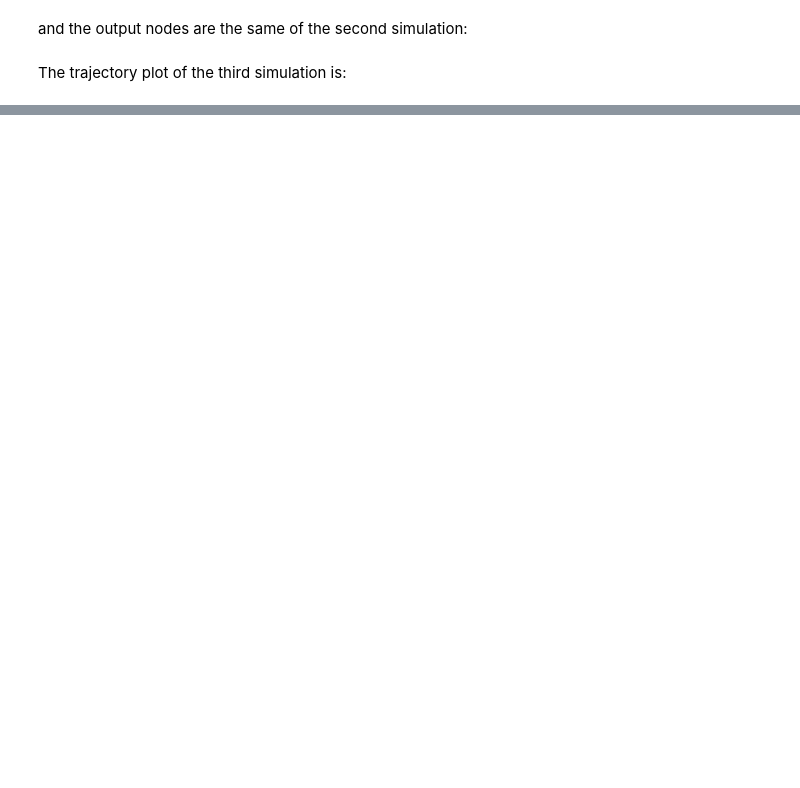
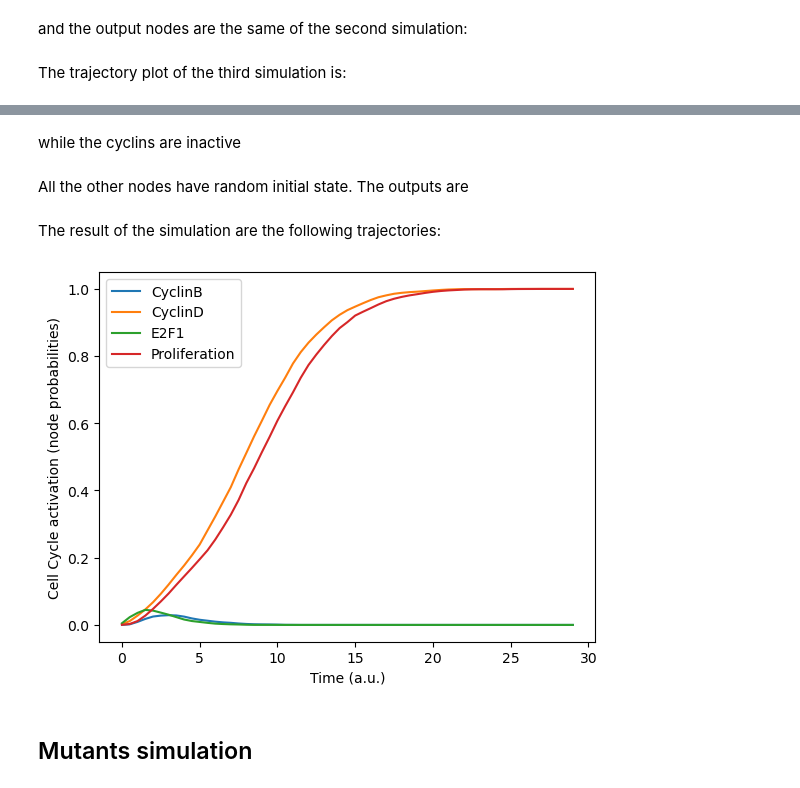
Before and after one commit to mirasac/intrdata, a Jupyter notebook: first/Marco_Casari_first_part.ipynb, the cells around one changed output, grey strips where cells are left out. Cells and saved outputs as stored; diff of their text form; code cells hidden in the pictures; blank space fills up the shorter version.

Commit message:
Finish plot model validation
Errors in the asyntotic behaviour are present in my plot

```diff
--- a/first/Marco_Casari_first_part.ipynb
+++ b/first/Marco_Casari_first_part.ipynb
@@ -345,0 +355,2 @@ with open(f"{name}.cfg", mode='w') as f:
+# %%
+actives_cellcycle = ["EGF", "FGF", "Nutrients"]
@@ -345,0 +359,35 @@ with open(f"{name}.cfg", mode='w') as f:
+# %%
+actives_cellcycle.extend(["p21", "RB1"])
+
+for node in actives_cellcycle:
+    maboss_cellcycle_model.network.set_istate(node, [0, 1])
+# %% [markdown]
+while the cyclins are inactive
+# %%
+inactives_cellcycle = ["CyclinB", "CyclinD", "E2F1"]  # MC what is E2F1?
+
+for node in inactives_cellcycle:
+    maboss_cellcycle_model.network.set_istate(node, [1, 0])
+# %% [markdown]
+All the other nodes have random initial state. The outputs are
+# %%
+outputs_cellcycle = ["CyclinB", "CyclinD", "E2F1", "Proliferation"]
+
+maboss_cellcycle_model.network.set_output(outputs_cellcycle)
+# %% [markdown]
+The result of the simulation are the following trajectories:
+# %%
+#WT_GFinput_cyclins.network.set_istate('Hypoxia', [0,1])
+#maboss_wtB_model.network.set_istate("SPOP", [0.5, 0.5])  # MC visto nell'altro notebook.
+maboss_cellcycle_result = maboss_cellcycle_model.run()
+
+maboss_cellcycle_result.get_nodes_probtraj().plot(
+    legend=True,
+    xlabel="Time (a.u.)",
+    ylabel="Cell Cycle activation (node probabilities)"
+)
+plt.savefig("5.pdf")
+# %% [output]
+[figure, added]
+# %% [markdown]
+## Mutants simulation
```
Also changed, not shown: parts of 15 cells of this notebook, 4 other files.
